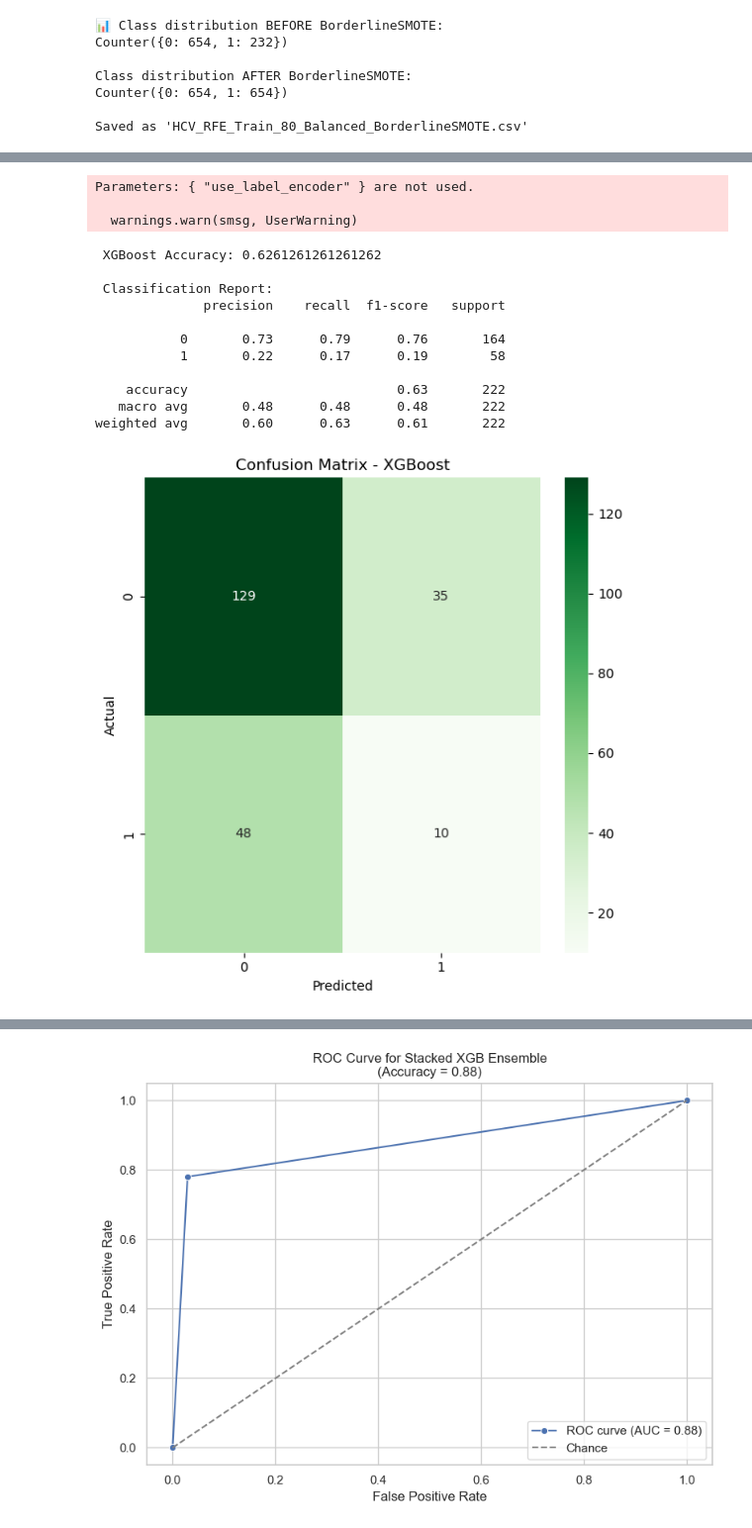
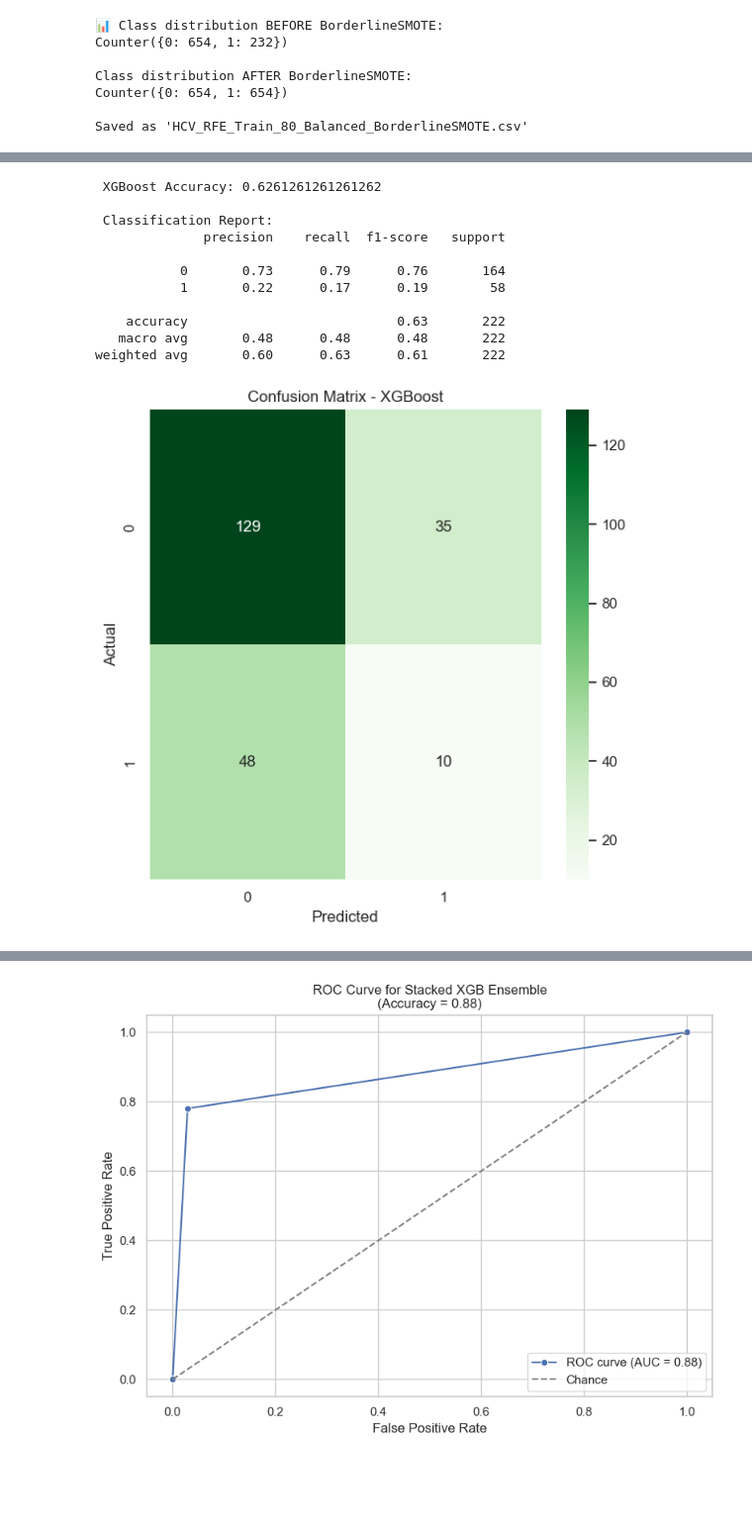
Before and after one commit to TasinToha/cse445-project, a Jupyter notebook: final _project.ipynb, the cells around one changed output, grey strips where cells are left out. Shown at 99% size. Saved outputs shown, nothing was run; the diff lists cells and outputs as text; code cells hidden in the pictures; blank space fills up the shorter version.

```diff
--- a/final _project.ipynb
+++ b/final _project.ipynb
@@ -454,7 +448,4 @@ weighted avg       0.60      0.57      0.58       222
 # %%
-
-
-
 # Step 1: Load balanced training data
 train_df = pd.read_csv("data/HCV_RFE_Train_80_Balanced_BorderlineSMOTE.csv")
 target_col = "Baselinehistological staging"
@@ -463,47 +454,44 @@ X_train = train_df.drop(columns=[target_col])
 y_train = train_df[target_col]
 
 # Step 2: Train XGBoost model
-xgb_model = XGBClassifier(use_label_encoder=False, eval_metric='logloss', random_state=42)
+xgb_model = XGBClassifier(eval_metric='logloss', random_state=42)
 xgb_model.fit(X_train, y_train)
 
 # Step 3: Load untouched test set
 test_df = pd.read_csv("data/HCV_RFE_Test_20_18plusGrading.csv")
 X_test = test_df.drop(columns=[target_col])
 y_test = test_df[target_col]
 
 # Step 4: Predict
 y_pred = xgb_model.predict(X_test)
 
 # Step 5: Evaluation
 acc = accuracy_score(y_test, y_pred)
 matrix = confusion_matrix(y_test, y_pred)
 
 print(f" XGBoost Accuracy: {acc}")
 print("\n Classification Report:")
 print(classification_report(y_test, y_pred))
 
 # Step 6: Plot confusion matrix
 plt.figure(figsize=(6, 6))
 sns.heatmap(matrix, annot=True, fmt="d", cmap="Greens", xticklabels=[0, 1], yticklabels=[0, 1])
 plt.title("Confusion Matrix - XGBoost")
 plt.xlabel("Predicted")
 plt.ylabel("Actual")
 plt.tight_layout()
 plt.show()
 # %% [output]
-Parameters: { "use_label_encoder" } are not used.
+ XGBoost Accuracy: 0.6261261261261262
 
-  warnings.warn(smsg, UserWarning)
+ Classification Report:
+              precision    recall  f1-score   support
+
+           0       0.73      0.79      0.76       164
+           1       0.22      0.17      0.19        58
+
+    accuracy                           0.63       222
+   macro avg       0.48      0.48      0.48       222
+weighted avg       0.60      0.63      0.61       222
- XGBoost Accuracy: 0.6261261261261262
-
- Classification Report:
-              precision    recall  f1-score   support
-
-           0       0.73      0.79      0.76       164
-           1       0.22      0.17      0.19        58
-
-    accuracy                           0.63       222
-   macro avg       0.48      0.48      0.48       222
-weighted avg       0.60      0.63      0.61       222
-[figure, old version]
+[figure, new version]
 # %%
```
Also changed, not shown: parts of 10 cells of this notebook, 3 other files.
